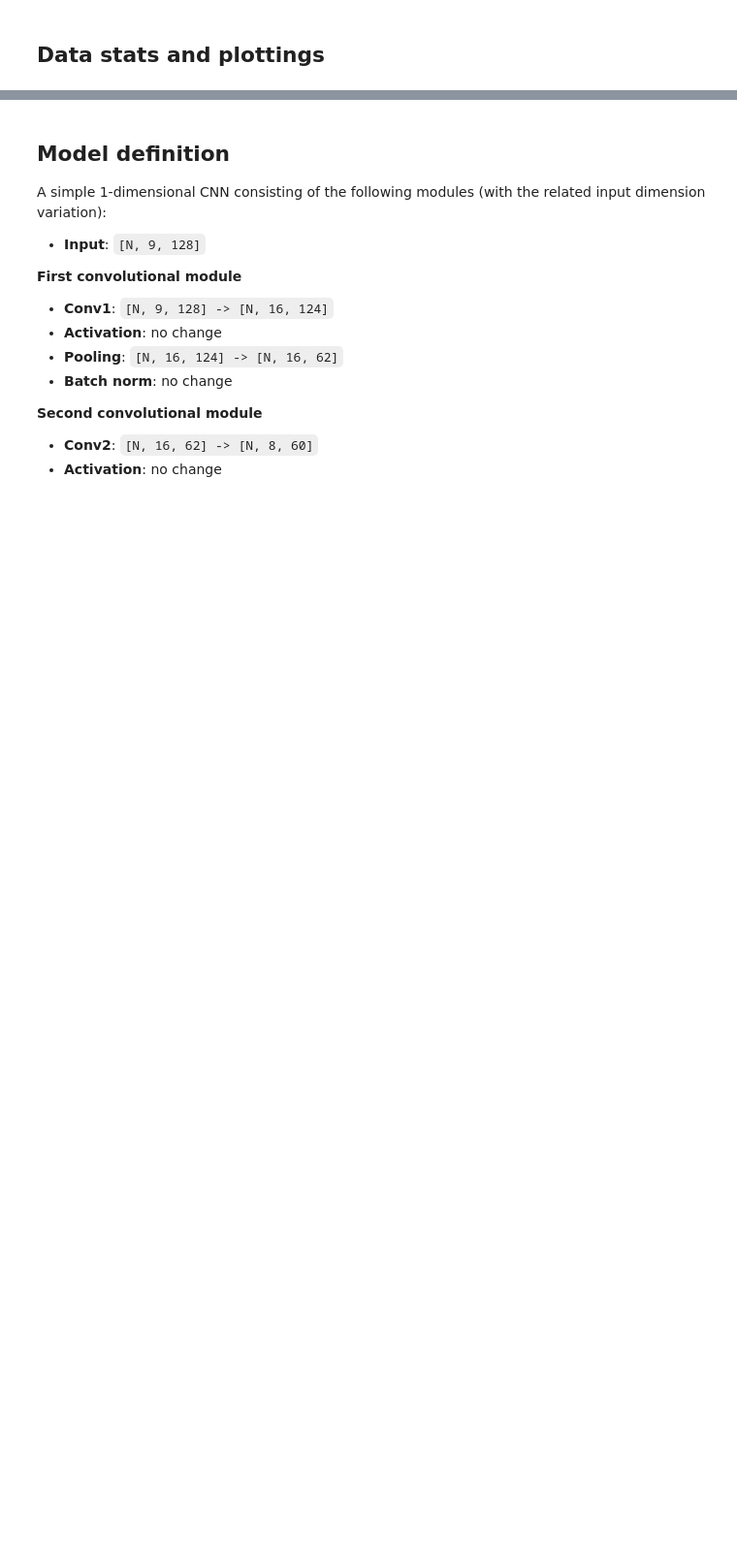
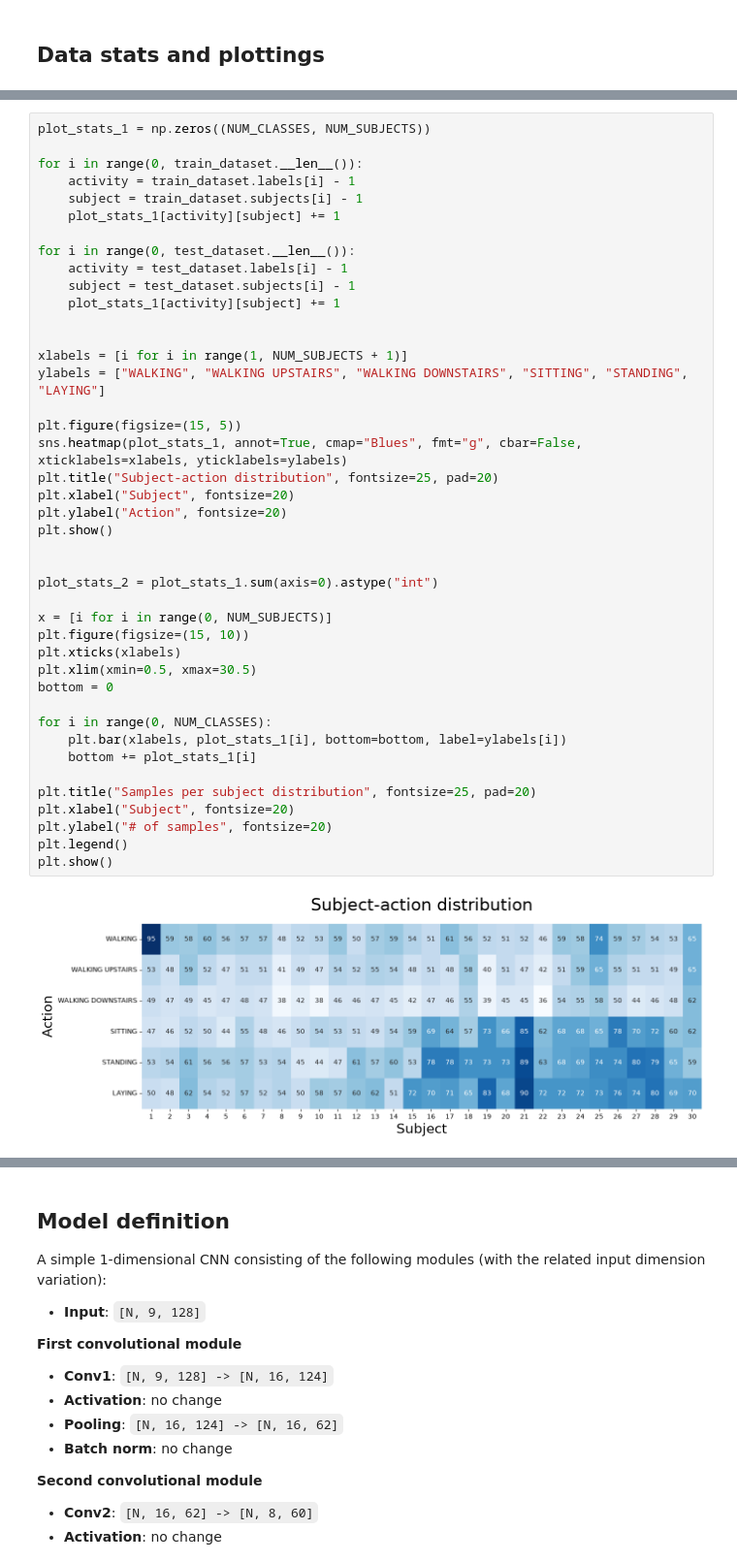
Before and after one commit to SciarraColonna/master-thesis, a Jupyter notebook: src/main.ipynb, the cells around one changed output, grey strips where cells are left out. Shown at 97% size. Drawn from its saved outputs; the diff is of its cells as text; blank space fills up the shorter version.

```diff
--- a/src/main.ipynb
+++ b/src/main.ipynb
@@ -157,0 +170,44 @@ NEXT ACTIVITY: WALKING
+# %%
+plot_stats_1 = np.zeros((NUM_CLASSES, NUM_SUBJECTS))
+
+for i in range(0, train_dataset.__len__()):
+    activity = train_dataset.labels[i] - 1
+    subject = train_dataset.subjects[i] - 1
+    plot_stats_1[activity][subject] += 1
+
+for i in range(0, test_dataset.__len__()):
+    activity = test_dataset.labels[i] - 1
+    subject = test_dataset.subjects[i] - 1
+    plot_stats_1[activity][subject] += 1
+
+
+xlabels = [i for i in range(1, NUM_SUBJECTS + 1)]
+ylabels = ["WALKING", "WALKING UPSTAIRS", "WALKING DOWNSTAIRS", "SITTING", "STANDING", "LAYING"]
+
+plt.figure(figsize=(15, 5))
+sns.heatmap(plot_stats_1, annot=True, cmap="Blues", fmt="g", cbar=False, xticklabels=xlabels, yticklabels=ylabels)
+plt.title("Subject-action distribution", fontsize=25, pad=20)
+plt.xlabel("Subject", fontsize=20)
+plt.ylabel("Action", fontsize=20)
+plt.show()
+
+
+plot_stats_2 = plot_stats_1.sum(axis=0).astype("int")
+
+x = [i for i in range(0, NUM_SUBJECTS)]
+plt.figure(figsize=(15, 10))
+plt.xticks(xlabels)
+plt.xlim(xmin=0.5, xmax=30.5)
+bottom = 0
+
+for i in range(0, NUM_CLASSES):
+    plt.bar(xlabels, plot_stats_1[i], bottom=bottom, label=ylabels[i])
+    bottom += plot_stats_1[i]
+
+plt.title("Samples per subject distribution", fontsize=25, pad=20)
+plt.xlabel("Subject", fontsize=20)
+plt.ylabel("# of samples", fontsize=20)
+plt.legend()
+plt.show()
+# %% [output]
+[figure, added]
```
Also changed, not shown: parts of 10 cells of this notebook, 1 other file.
